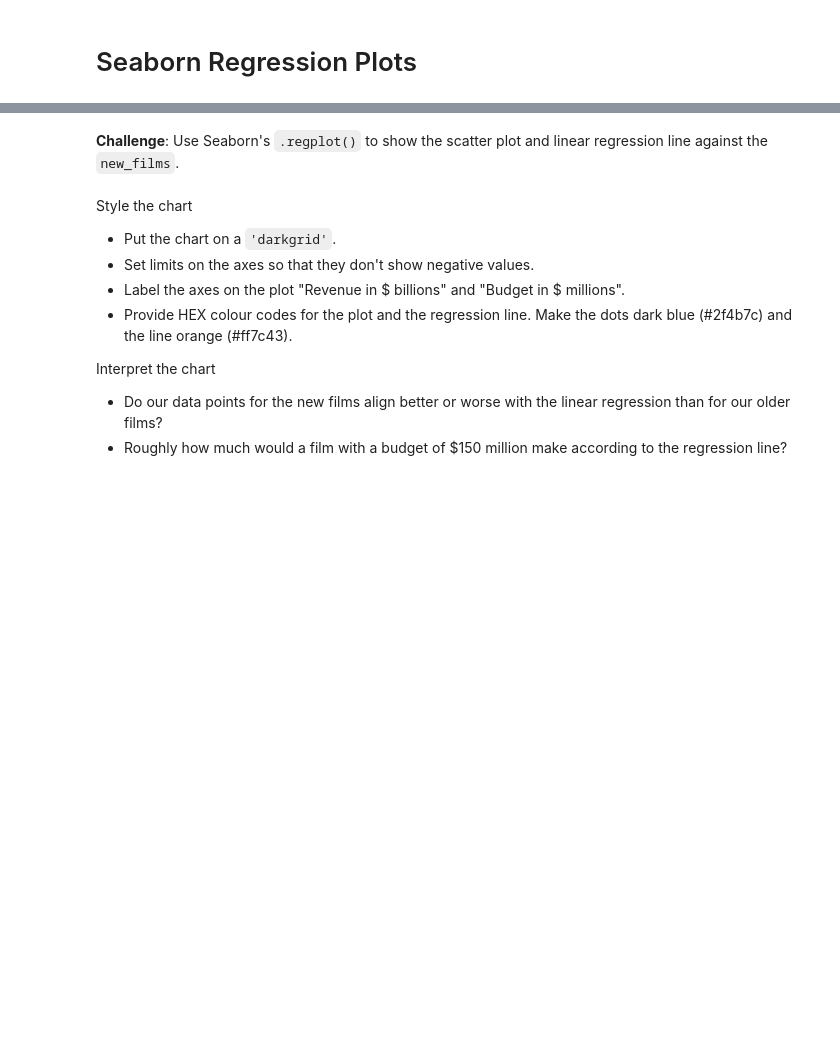
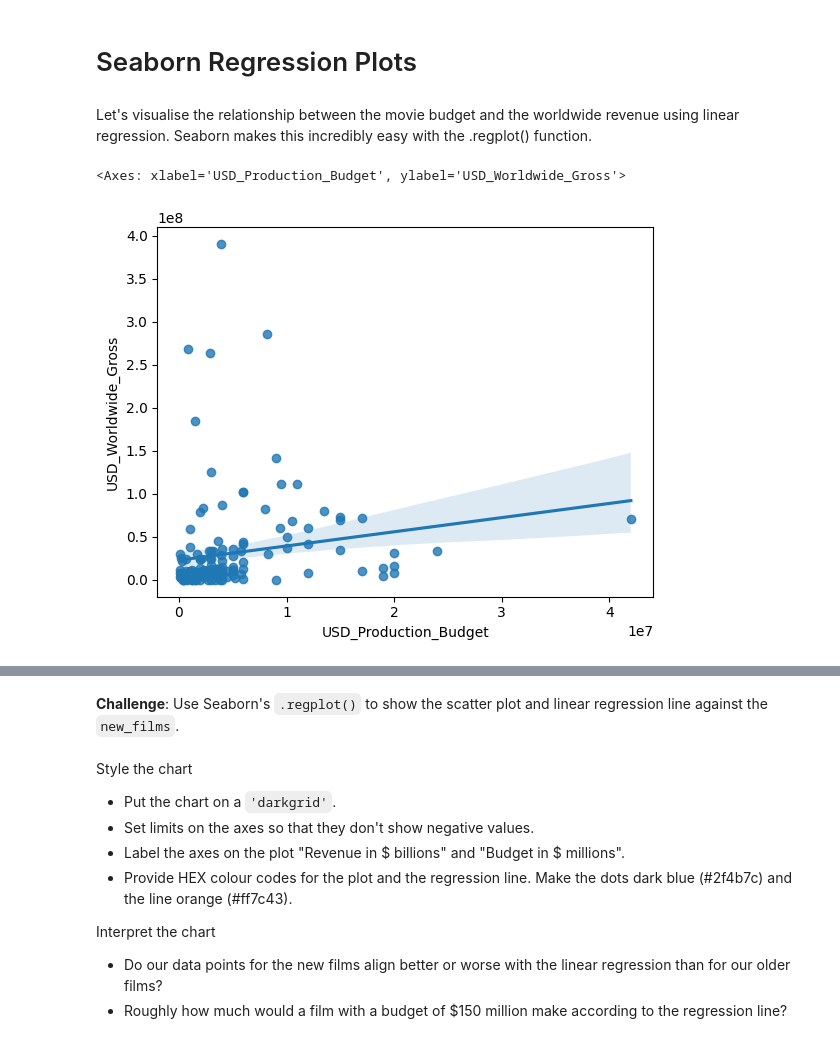
Before and after one commit to ksg-dev/linear-regression-seaborn, a Jupyter notebook: Seaborn_and_Linear_Regression_(start).ipynb, the cells around one changed output, grey strips where cells are left out. Drawn from its saved outputs; the diff is of its cells as text; code cells hidden in the pictures; blank space fills up the shorter version.

Commit message:
plot linear regressions w seaborn for new and old df

```diff
--- a/Seaborn_and_Linear_Regression_(start).ipynb
+++ b/Seaborn_and_Linear_Regression_(start).ipynb
@@ -628,3 +628,14 @@ old_films.sort_values('USD_Production_Budget', ascending=False).head()
 | 148 | 2375 | 1969-10-15 | Paint Your Wagon | 20000000 | 31678778 | 31678778 | ... |
 # %% [markdown]
 # Seaborn Regression Plots
+# %% [markdown]
+Let's visualise the relationship between the movie budget and the worldwide revenue using linear regression. Seaborn makes this incredibly easy with the .regplot() function.
+# %%
+sns.regplot(
+    data=old_films,
+    x='USD_Production_Budget',
+    y='USD_Worldwide_Gross'
+)
+# %% [output]
+<Axes: xlabel='USD_Production_Budget', ylabel='USD_Worldwide_Gross'>
+[figure, added]
```
Also changed, not shown: parts of 4 cells of this notebook.
